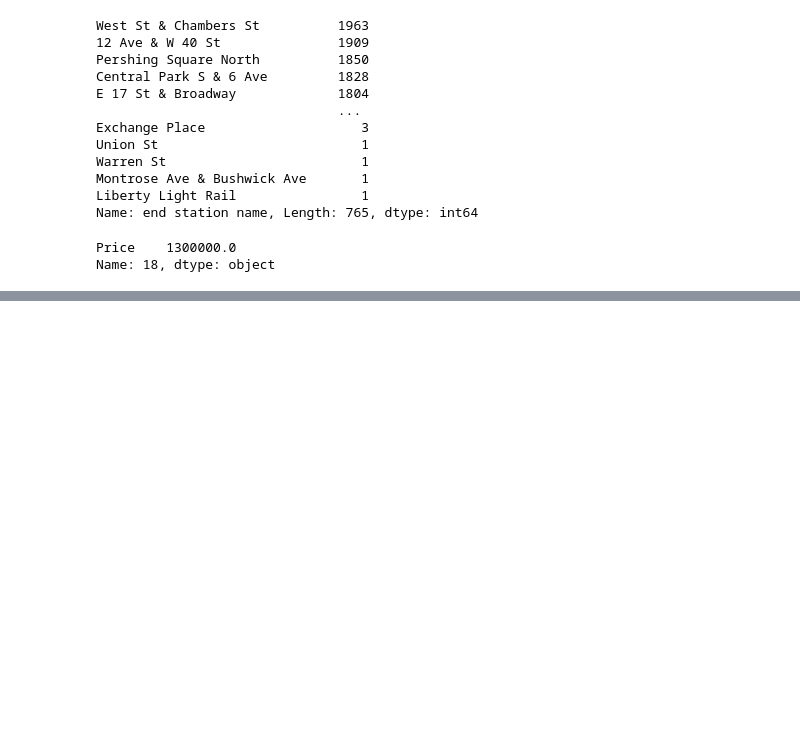
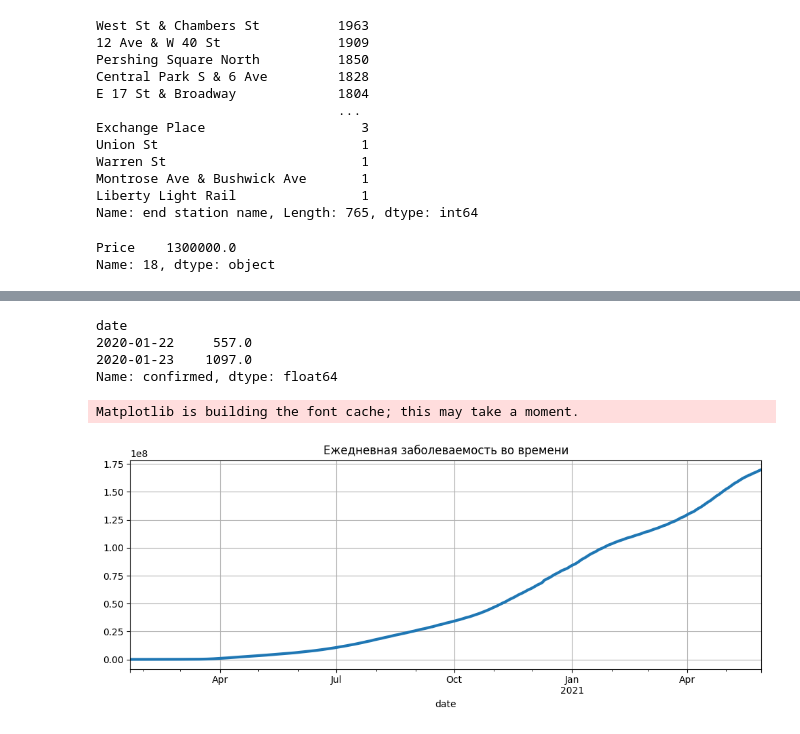
Before and after one commit to NikolayRevenkov/SF_DS, a Jupyter notebook: 10_pandas/test_pandas.ipynb, the cells around one changed output, grey strips where cells are left out. Cells and saved outputs as stored; diff of their text form; code cells hidden in the pictures; blank space fills up the shorter version.

```diff
--- a/10_pandas/test_pandas.ipynb
+++ b/10_pandas/test_pandas.ipynb
@@ -290,0 +494,45 @@ Name: 18, dtype: object
+# %%
+covid_data = pd.read_csv('data/covid_data.csv')
+vc_data = pd.read_csv('data/country_vaccinations.csv')
+vc_data = vc_data[
+    ['country', 'date', 'total_vaccinations',
+     'people_vaccinated', 'people_vaccinated_per_hundred',
+     'people_fully_vaccinated', 'people_fully_vaccinated_per_hundred',
+     'daily_vaccinations', 'vaccines']]
+#display(vc_data.head(1))
+#display(covid_data.head(1))
+#display(covid_data.info())
+cv_data=covid_data.groupby(['date','country'],as_index= False)[['confirmed','deaths','recovered']].sum()
+cv_data['date']=pd.to_datetime(cv_data['date'])
+cv_data['active']=cv_data['confirmed']-cv_data['deaths']-cv_data['recovered']
+cv_data=cv_data.sort_values(by=['country','date'])
+cv_data=cv_data.sort_values(by=['date'])
+cv_data['daily_confirmed'] = cv_data.groupby('country')['confirmed'].diff()
+cv_data['daily_deaths'] = cv_data.groupby('country')['deaths'].diff()
+cv_data['daily_recovered'] = cv_data.groupby('country')['recovered'].diff()
+vc_data['date']=pd.to_datetime(vc_data['date'])
+#display(cv_data.head(2))
+#display(vc_data.head(1))
+#display(vc_data['date'].min())
+
+cov_df=cv_data.merge(vc_data,on=['date','country'],how='left')
+#display(cov_df.head(2))
+#cov_df.to_csv('data/cov_df.csv')
+
+cov_df['death_rate']=cov_df['deaths']/cov_df['confirmed']*100
+cov_df['recover_rate']=cov_df['recovered']/cov_df['confirmed']*100
+cv2=cov_df.loc[cov_df['country']=='Russia']
+#display(cov_df['country'].value_counts())
+#display(cv2['recover_rate'].mean())
+
+import matplotlib
+cov_gr=cov_df.groupby(['date'])['daily_confirmed'].sum()
+display(cov_gr.head(2))
+cov_gr.plot(kind='line', figsize=(12, 4), title='Ежедневная заболеваемость во времени', grid = True, lw=3);
+# %% [output]
+date
+2020-01-22     557.0
+2020-01-23    1097.0
+Name: confirmed, dtype: float64
+Matplotlib is building the font cache; this may take a moment.
+[figure, added]
```
Also changed, not shown: parts of 10 cells of this notebook, 8 other files.
